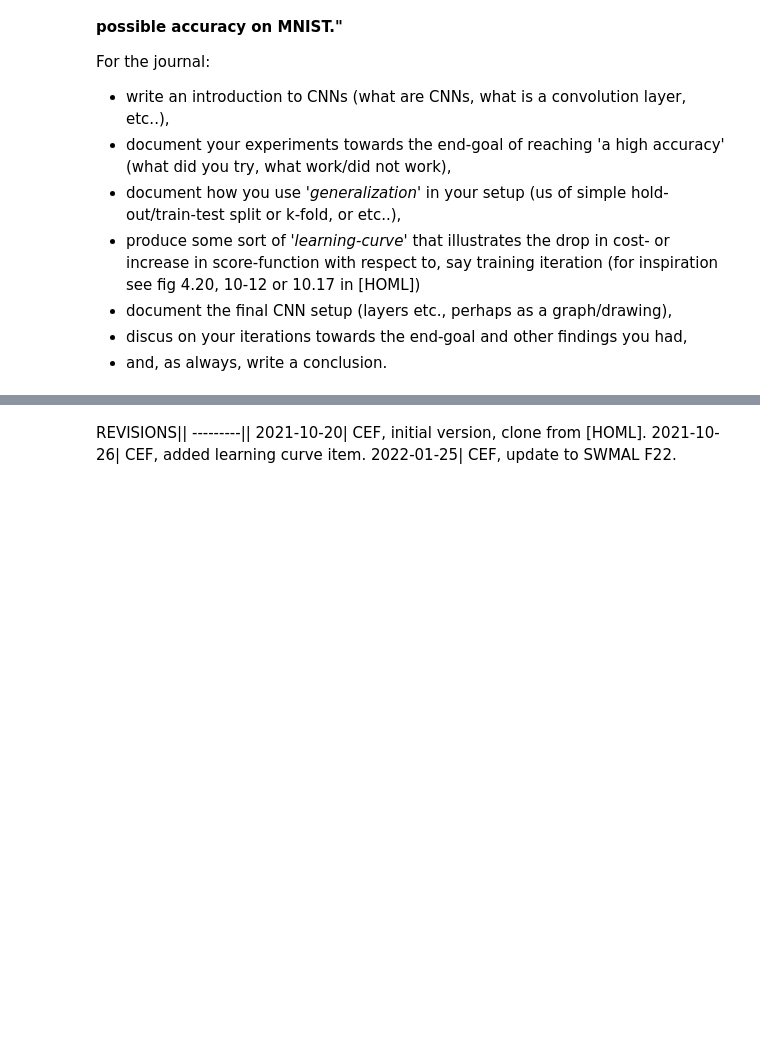
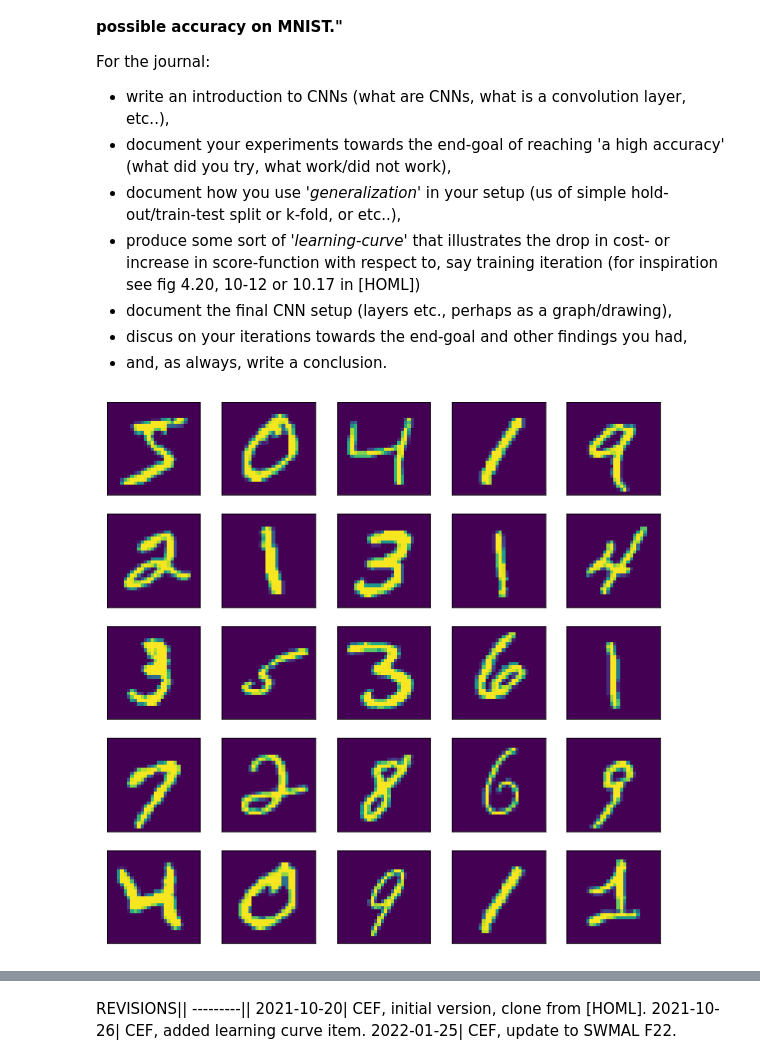
Before and after one commit to MariusHBovbjerg/MAL-opgaver, a Jupyter notebook: Opgaver/L7-opgave/O1/cnn.ipynb, the cells around one changed output, grey strips where cells are left out. Saved outputs shown, nothing was run; the diff lists cells and outputs as text; code cells hidden in the pictures; blank space fills up the shorter version.

```diff
--- a/Opgaver/L7-opgave/O1/cnn.ipynb
+++ b/Opgaver/L7-opgave/O1/cnn.ipynb
@@ -22,0 +21,21 @@ For the journal:
+# %%
+# TODO: CNN implemetation..
+import tensorflow as tf
+from tensorflow.keras import datasets, layers, models
+
+import matplotlib.pyplot as plt
+
+(X_train, y_train), (X_test, y_test) = datasets.mnist.load_data()
+
+X_train, X_test = X_train / 255.0, X_test / 255.0
+
+plt.figure(figsize=(10,10))
+for i in range(25):
+    plt.subplot(5,5,i+1)
+    plt.xticks([])
+    plt.yticks([])
+    plt.grid(False)
+    plt.imshow(X_train[i])
+plt.show()
+# %% [output]
+[figure, added]
```
Also changed, not shown: parts of 4 cells of this notebook.
